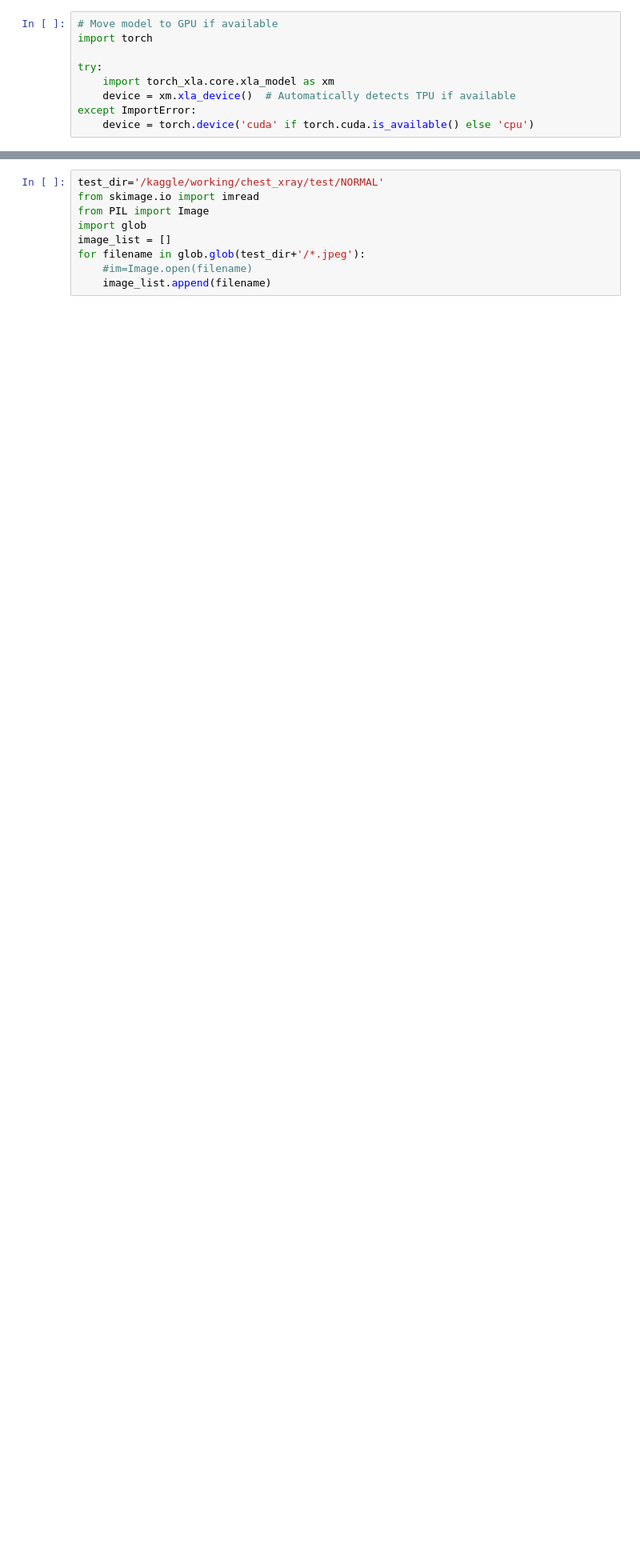
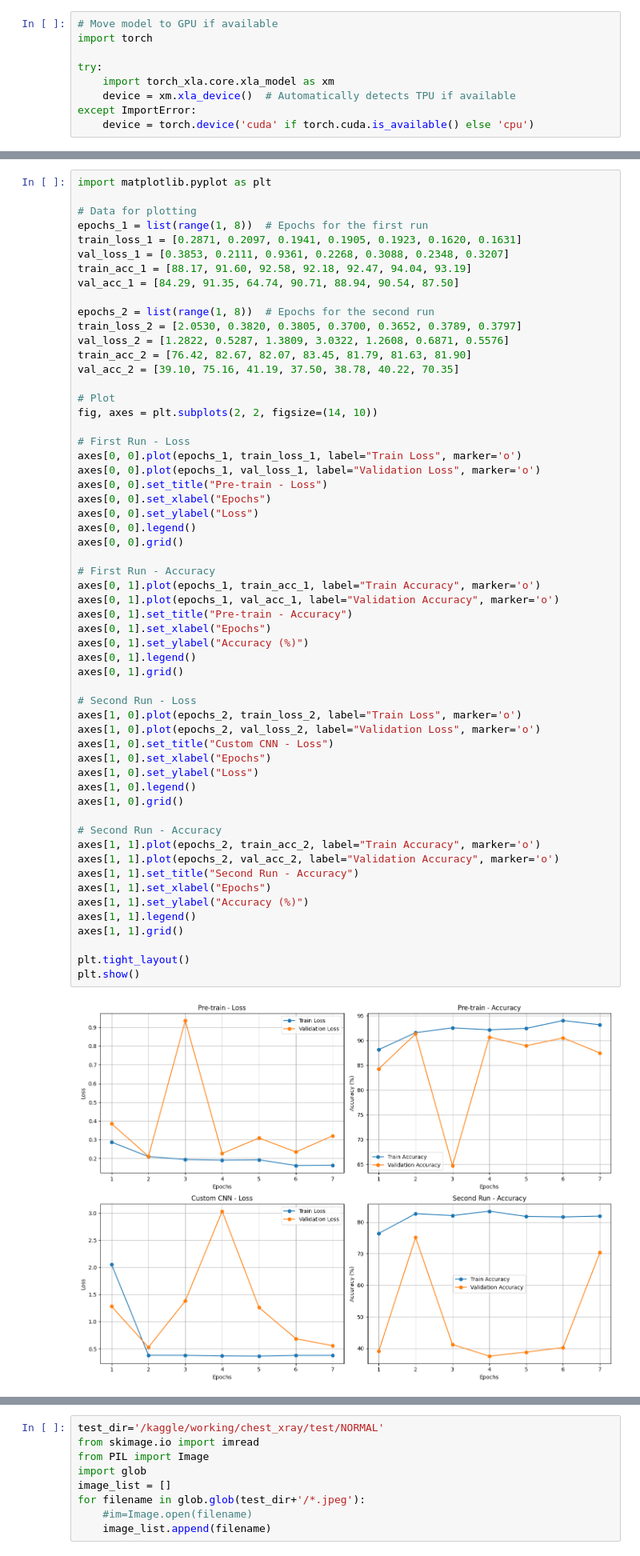
Before and after one commit to codewithdark-git/Pneumonia-Detection-from-Chest-X-Rays, a Jupyter notebook: pneumoniaCNN.ipynb, the cells around one changed output, grey strips where cells are left out. Shown at 80% size. Drawn from its saved outputs; the diff is of its cells as text; blank space fills up the shorter version.

```diff
--- a/pneumoniaCNN.ipynb
+++ b/pneumoniaCNN.ipynb
@@ -298,0 +327,59 @@ Got 473 / 624 with accuracy 75.80
+# %%
+import matplotlib.pyplot as plt
+
+# Data for plotting
+epochs_1 = list(range(1, 8))  # Epochs for the first run
+train_loss_1 = [0.2871, 0.2097, 0.1941, 0.1905, 0.1923, 0.1620, 0.1631]
+val_loss_1 = [0.3853, 0.2111, 0.9361, 0.2268, 0.3088, 0.2348, 0.3207]
+train_acc_1 = [88.17, 91.60, 92.58, 92.18, 92.47, 94.04, 93.19]
+val_acc_1 = [84.29, 91.35, 64.74, 90.71, 88.94, 90.54, 87.50]
+
+epochs_2 = list(range(1, 8))  # Epochs for the second run
+train_loss_2 = [2.0530, 0.3820, 0.3805, 0.3700, 0.3652, 0.3789, 0.3797]
+val_loss_2 = [1.2822, 0.5287, 1.3809, 3.0322, 1.2608, 0.6871, 0.5576]
+train_acc_2 = [76.42, 82.67, 82.07, 83.45, 81.79, 81.63, 81.90]
+val_acc_2 = [39.10, 75.16, 41.19, 37.50, 38.78, 40.22, 70.35]
+
+# Plot
+fig, axes = plt.subplots(2, 2, figsize=(14, 10))
+
+# First Run - Loss
+axes[0, 0].plot(epochs_1, train_loss_1, label="Train Loss", marker='o')
+axes[0, 0].plot(epochs_1, val_loss_1, label="Validation Loss", marker='o')
+axes[0, 0].set_title("Pre-train - Loss")
+axes[0, 0].set_xlabel("Epochs")
+axes[0, 0].set_ylabel("Loss")
+axes[0, 0].legend()
+axes[0, 0].grid()
+
+# First Run - Accuracy
+axes[0, 1].plot(epochs_1, train_acc_1, label="Train Accuracy", marker='o')
+axes[0, 1].plot(epochs_1, val_acc_1, label="Validation Accuracy", marker='o')
+axes[0, 1].set_title("Pre-train - Accuracy")
+axes[0, 1].set_xlabel("Epochs")
+axes[0, 1].set_ylabel("Accuracy (%)")
+axes[0, 1].legend()
+axes[0, 1].grid()
+
+# Second Run - Loss
+axes[1, 0].plot(epochs_2, train_loss_2, label="Train Loss", marker='o')
+axes[1, 0].plot(epochs_2, val_loss_2, label="Validation Loss", marker='o')
+axes[1, 0].set_title("Custom CNN - Loss")
+axes[1, 0].set_xlabel("Epochs")
+axes[1, 0].set_ylabel("Loss")
+axes[1, 0].legend()
+axes[1, 0].grid()
+
+# Second Run - Accuracy
+axes[1, 1].plot(epochs_2, train_acc_2, label="Train Accuracy", marker='o')
+axes[1, 1].plot(epochs_2, val_acc_2, label="Validation Accuracy", marker='o')
+axes[1, 1].set_title("Second Run - Accuracy")
+axes[1, 1].set_xlabel("Epochs")
+axes[1, 1].set_ylabel("Accuracy (%)")
+axes[1, 1].legend()
+axes[1, 1].grid()
+
+plt.tight_layout()
+plt.show()
+# %% [output]
+[figure, added]
```
Also changed, not shown: parts of 26 cells of this notebook, 2 other files.
